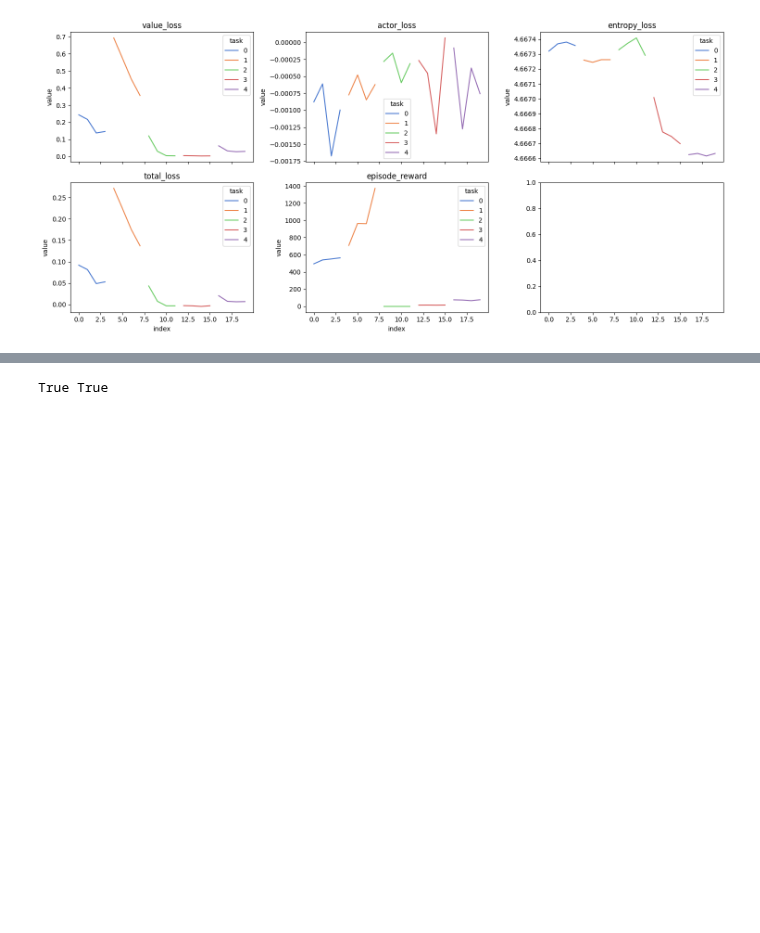
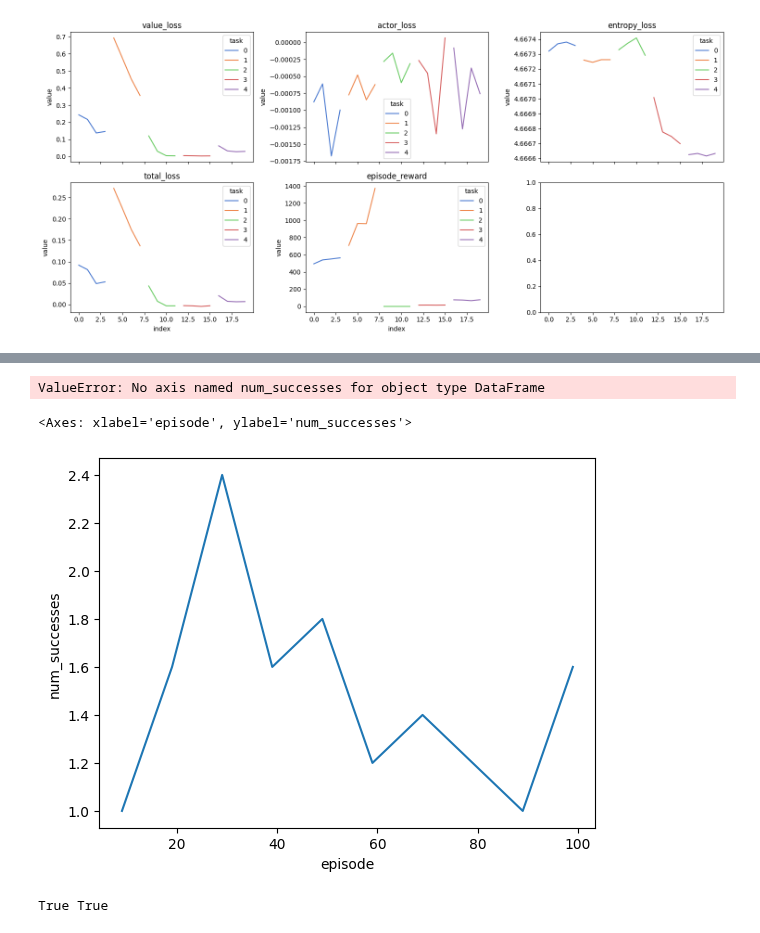
Before and after one commit to gdubbs100/right_left_brain_rl, a Jupyter notebook: continual_training_test.ipynb, the cells around one changed output, grey strips where cells are left out. Drawn from its saved outputs; the diff is of its cells as text; code cells hidden in the pictures; blank space fills up the shorter version.

```diff
--- a/continual_training_test.ipynb
+++ b/continual_training_test.ipynb
@@ -162,28 +186,2 @@ KeyboardInterrupt:
 # %%
 k = torch.load('test_logs/dummy__12:12_20:50:37/actor_critic.pt')
-# %%
-import csv
-training_task = 'task1'
-tasks = ['task1', 'task2']
-quantiles = [0.05,0.5, 0.95]
-reward_dict = {'task1': torch.tensor([1.,2.,3.,4.,5.]), 'task2': torch.tensor([1.,5.,6.,9.,3.])}
-success_dict = {'task1': 0.5, 'task2': 0.1}
-
-to_write = []
-
-with open('dummy.csv', 'a') as f:
-    writer = csv.writer(f, delimiter=',')
-    for task in tasks:
-        reward_quantiles = torch.quantile(reward_dict[task], torch.tensor(quantiles)).numpy().tolist()
-        successes = success_dict[task]
-        to_write = [task, *reward_quantiles, successes]
-
-        writer.writerow(to_write)
-
-# task_reward_quantiles=[(k, *list(zip(['q_' + str(q) for q in quantiles])torch.quantile(v, torch.tensor(quantiles)).numpy().tolist()) for k, v in reward_dict.items()]
-
-
-
-
-# list(zip(['q_' + str(q) for q in quantiles], task_reward_quantiles))
-# task_reward_quantiles
@@ -225,0 +255,18 @@ plt.show()
+# %%
+results.groupby('evaluation_task').cumsum('num_successes')
+# %% [output]
+ValueError: No axis named num_successes for object type DataFrame
+# %%
+## try calculating metrics
+## 1. average performance
+## instead, lets count successes, and save number of episodes - then we calculate avg success
+average_performance_df = results.groupby('episode').agg({'reward_mean': 'mean', 'num_successes':lambda x: x.num_successes}).reset_index()
+
+sns.lineplot(
+    data = average_performance_df,
+    x = 'episode',
+    y = 'num_successes'
+)
+# %% [output]
+<Axes: xlabel='episode', ylabel='num_successes'>
+[figure, added]
```
Also changed, not shown: parts of 13 cells of this notebook, 2 other files.
